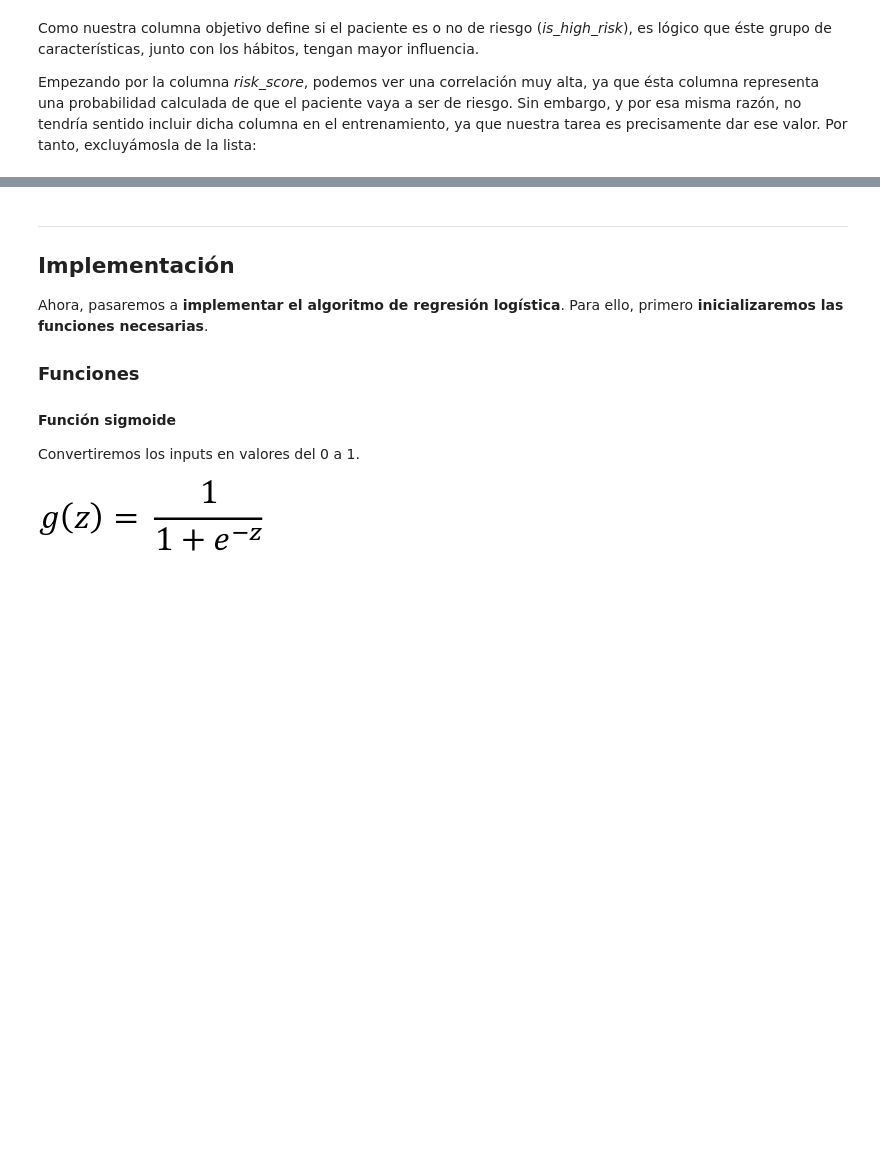
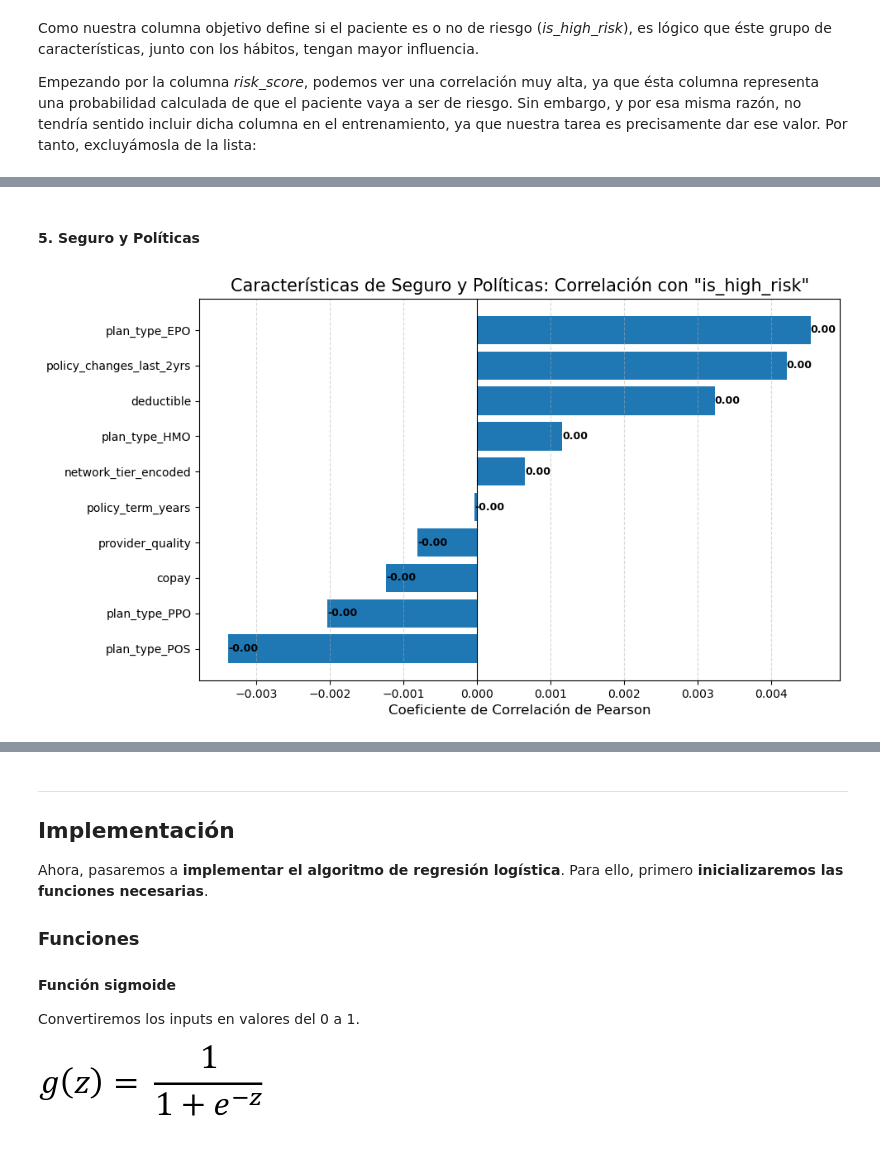
Before and after one commit to Val2a/trabajo-ia, a Jupyter notebook: RegresionLogistica.ipynb, the cells around one changed output, grey strips where cells are left out. Drawn from its saved outputs; the diff is of its cells as text; code cells hidden in the pictures; blank space fills up the shorter version.

```diff
--- a/RegresionLogistica.ipynb
+++ b/RegresionLogistica.ipynb
@@ -515,0 +555,13 @@ print(columnas_entr)
+# %% [markdown]
+#### 5. Seguro y Políticas
+# %%
+seguro_cols = ['plan_type_EPO', 'plan_type_HMO', 'plan_type_POS',
+    'plan_type_PPO', 'network_tier_encoded', 'deductible', 'copay',
+       'policy_term_years', 'policy_changes_last_2yrs', 'provider_quality']
+
+seguro_corr = calcularCorrelacionPearson(columna_objetivo, seguro_cols, data)
+columnas_entr += selColumnasEntrenamiento(umbral, seguro_corr)
+
+mostrarCorrelacion(seguro_corr, 'Características de Seguro y Políticas: Correlación con "is_high_risk"')
+# %% [output]
+[figure, added]
```
Also changed, not shown: parts of 28 cells of this notebook.
